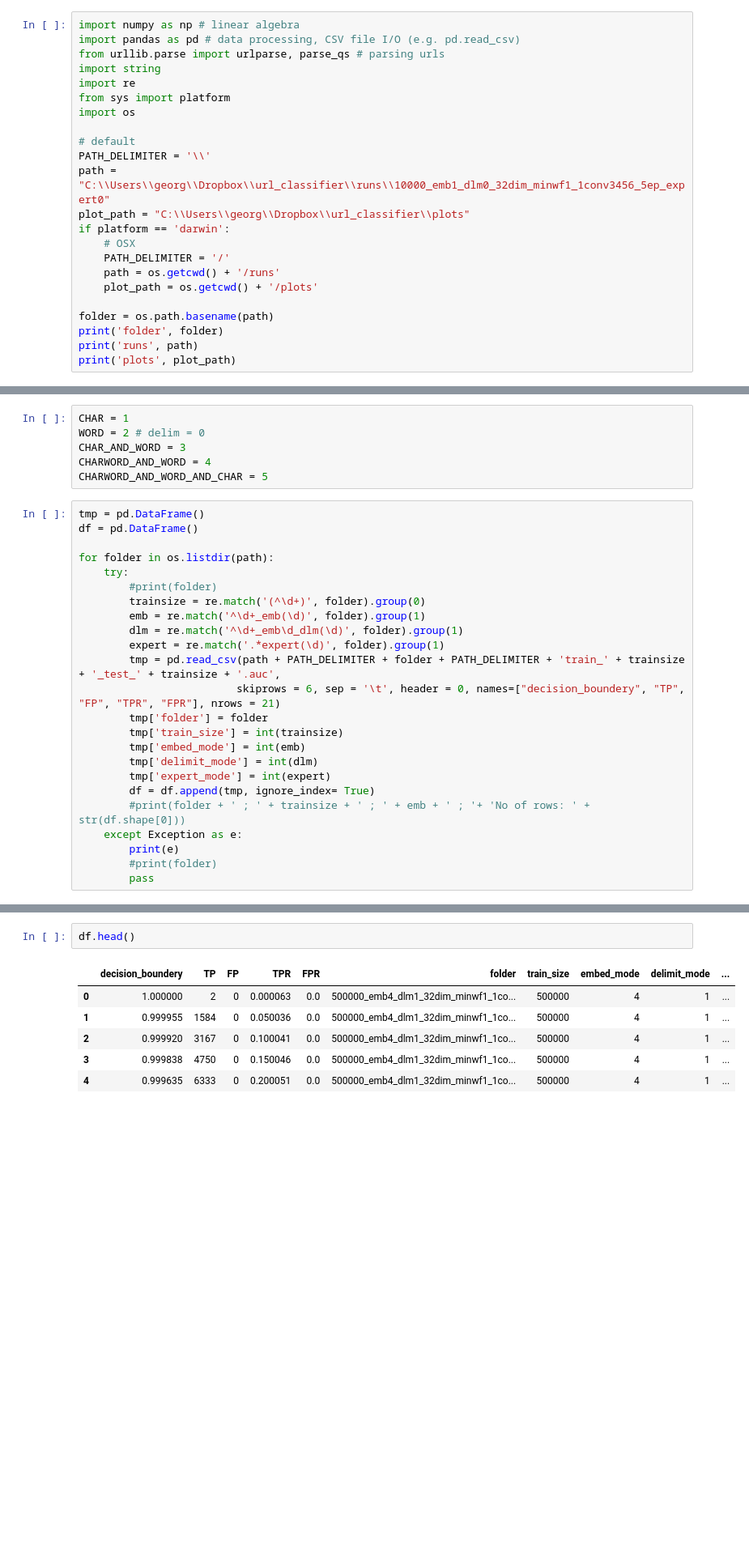
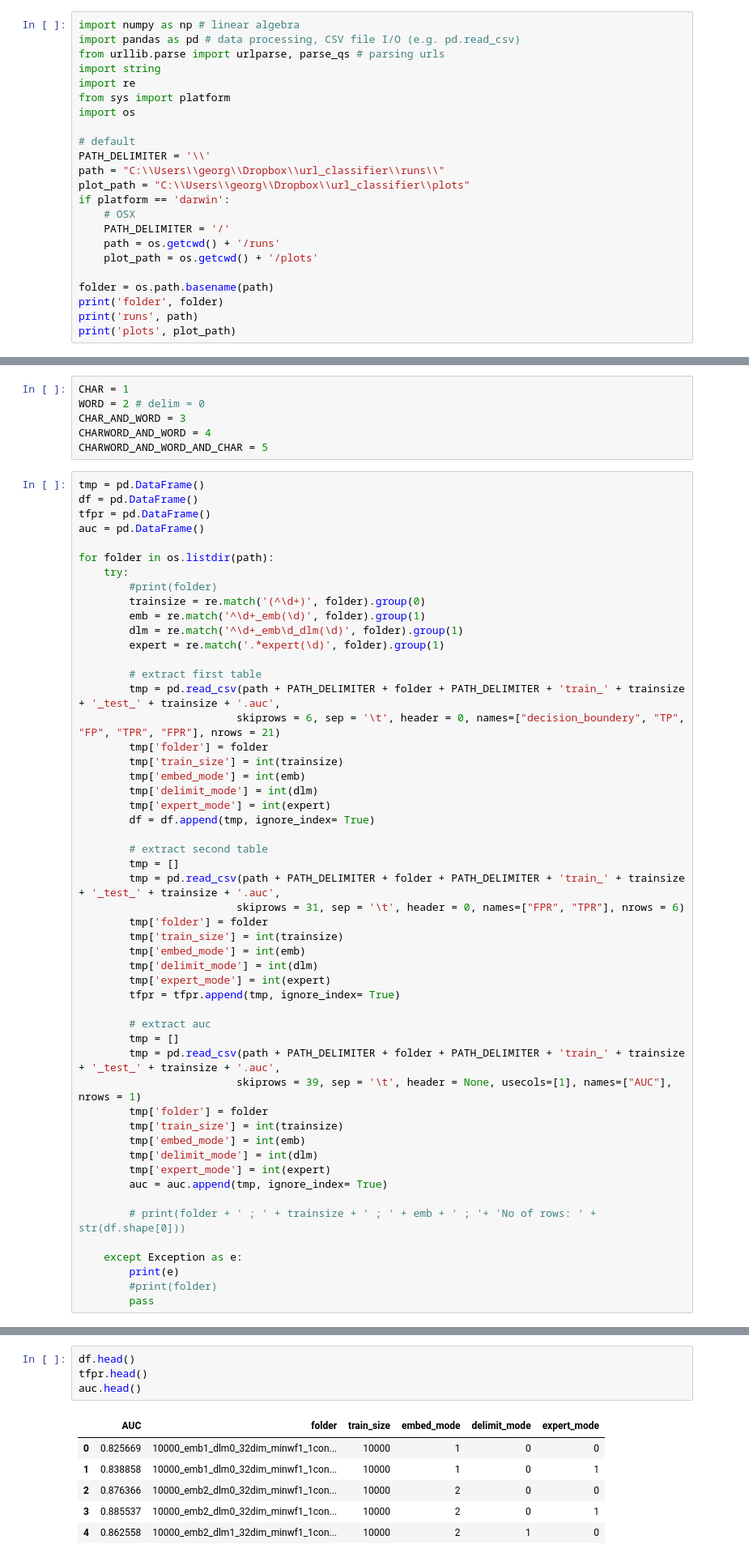
Before and after one commit to wangsha/URLNet, a Jupyter notebook: plotauc.ipynb, the cells around one changed output, grey strips where cells are left out. Shown: that part at 81% size. Drawn from its saved outputs; the diff is of its cells as text; blank space fills up the shorter version.

Commit message:
Updated path. Extract 2 more tables for TPR@fixed FPR and AUCs. (#4)

```diff
--- a/plotauc.ipynb
+++ b/plotauc.ipynb
@@ -9,7 +9,7 @@ import os
 
 # default
 PATH_DELIMITER = '\\'
-path = "C:\\Users\\georg\\Dropbox\\url_classifier\\runs\\10000_emb1_dlm0_32dim_minwf1_1conv3456_5ep_expert0"
+path = "C:\\Users\\georg\\Dropbox\\url_classifier\\runs\\"
 plot_path = "C:\\Users\\georg\\Dropbox\\url_classifier\\plots"
 if platform == 'darwin':
     # OSX
@@ -34,6 +34,8 @@ CHARWORD_AND_WORD_AND_CHAR = 5
 # %%
 tmp = pd.DataFrame()
 df = pd.DataFrame()
+tfpr = pd.DataFrame()
+auc = pd.DataFrame()
 
 for folder in os.listdir(path):
     try:
@@ -42,6 +44,8 @@ for folder in os.listdir(path):
         emb = re.match('^\d+_emb(\d)', folder).group(1)
         dlm = re.match('^\d+_emb\d_dlm(\d)', folder).group(1)
         expert = re.match('.*expert(\d)', folder).group(1)
+
+        # extract first table
         tmp = pd.read_csv(path + PATH_DELIMITER + folder + PATH_DELIMITER + 'train_' + trainsize + '_test_' + trainsize + '.auc',
                          skiprows = 6, sep = '\t', header = 0, names=["decision_boundery", "TP", "FP", "TPR", "FPR"], nrows = 21)
         tmp['folder'] = folder
@@ -50,7 +54,31 @@ for folder in os.listdir(path):
         tmp['delimit_mode'] = int(dlm)
         tmp['expert_mode'] = int(expert)
         df = df.append(tmp, ignore_index= True)
-        #print(folder + ' ; ' + trainsize + ' ; ' + emb + ' ; '+ 'No of rows: ' + str(df.shape[0]))
+
+        # extract second table
+        tmp = []
+        tmp = pd.read_csv(path + PATH_DELIMITER + folder + PATH_DELIMITER + 'train_' + trainsize + '_test_' + trainsize + '.auc',
+                         skiprows = 31, sep = '\t', header = 0, names=["FPR", "TPR"], nrows = 6)
+        tmp['folder'] = folder
+        tmp['train_size'] = int(trainsize)
+        tmp['embed_mode'] = int(emb)
+        tmp['delimit_mode'] = int(dlm)
+        tmp['expert_mode'] = int(expert)
+        tfpr = tfpr.append(tmp, ignore_index= True)
+
+        # extract auc
+        tmp = []
+        tmp = pd.read_csv(path + PATH_DELIMITER + folder + PATH_DELIMITER + 'train_' + trainsize + '_test_' + trainsize + '.auc',
+                         skiprows = 39, sep = '\t', header = None, usecols=[1], names=["AUC"], nrows = 1)
+        tmp['folder'] = folder
+        tmp['train_size'] = int(trainsize)
+        tmp['embed_mode'] = int(emb)
+        tmp['delimit_mode'] = int(dlm)
+        tmp['expert_mode'] = int(expert)
+        auc = auc.append(tmp, ignore_index= True)
+
+        # print(folder + ' ; ' + trainsize + ' ; ' + emb + ' ; '+ 'No of rows: ' + str(df.shape[0]))
+
     except Exception as e:
         print(e)
         #print(folder)
@@ -61,9 +88,11 @@ for folder in os.listdir(path):
 # %%
 df.head()
+tfpr.head()
+auc.head()
 # %% [output]
-|  | decision_boundery | TP | FP | TPR | FPR | folder | train_size | embed_mode | delimit_mode | ... |
-| 0 | 1.000000 | 2 | 0 | 0.000063 | 0.0 | 500000_emb4_dlm1_32dim_minwf1_1co... | 500000 | 4 | 1 | ... |
-| 1 | 0.999955 | 1584 | 0 | 0.050036 | 0.0 | 500000_emb4_dlm1_32dim_minwf1_1co... | 500000 | 4 | 1 | ... |
-| 2 | 0.999920 | 3167 | 0 | 0.100041 | 0.0 | 500000_emb4_dlm1_32dim_minwf1_1co... | 500000 | 4 | 1 | ... |
-| 3 | 0.999838 | 4750 | 0 | 0.150046 | 0.0 | 500000_emb4_dlm1_32dim_minwf1_1co... | 500000 | 4 | 1 | ... |
-| 4 | 0.999635 | 6333 | 0 | 0.200051 | 0.0 | 500000_emb4_dlm1_32dim_minwf1_1co... | 500000 | 4 | 1 | ... |
+|  | AUC | folder | train_size | embed_mode | delimit_mode | expert_mode |
+| 0 | 0.825669 | 10000_emb1_dlm0_32dim_minwf1_1con... | 10000 | 1 | 0 | 0 |
+| 1 | 0.838858 | 10000_emb1_dlm0_32dim_minwf1_1con... | 10000 | 1 | 0 | 1 |
+| 2 | 0.876366 | 10000_emb2_dlm0_32dim_minwf1_1con... | 10000 | 2 | 0 | 0 |
+| 3 | 0.885537 | 10000_emb2_dlm0_32dim_minwf1_1con... | 10000 | 2 | 0 | 1 |
+| 4 | 0.862558 | 10000_emb2_dlm1_32dim_minwf1_1con... | 10000 | 2 | 1 | 0 |
```
Also changed, not shown: parts of 25 cells of this notebook.
